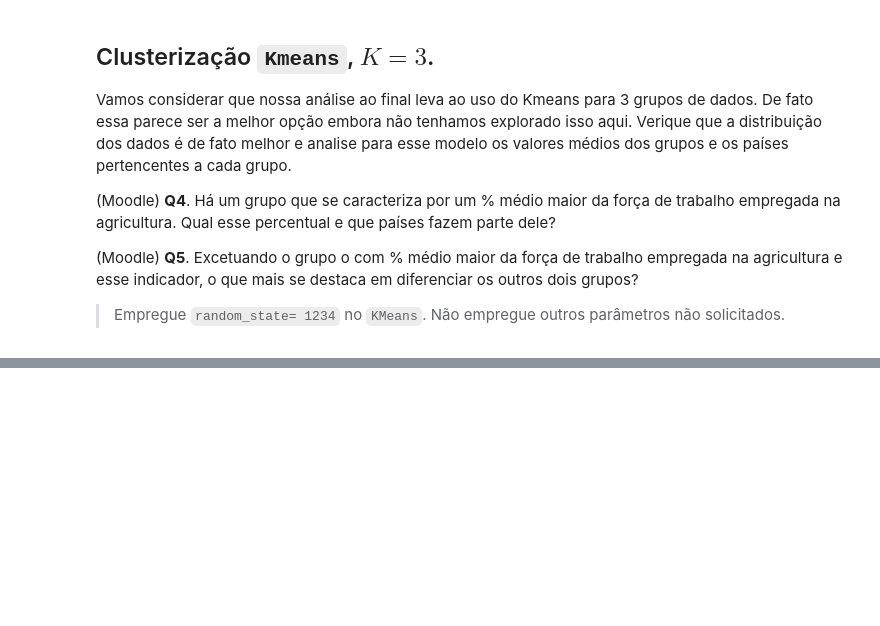
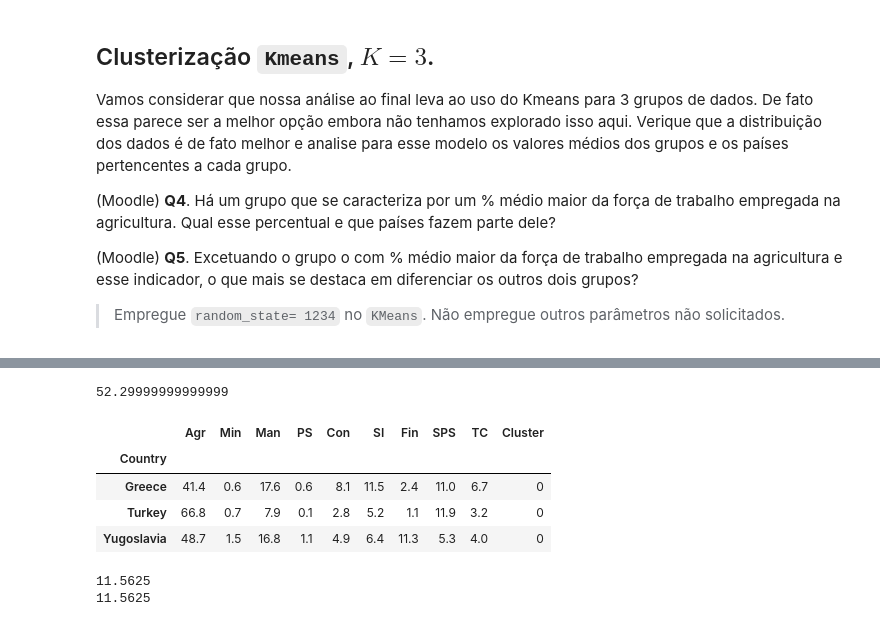
Before and after one commit to BrunaKrasotaMatos/MineracaoDados, a Jupyter notebook: BIG_A5_Clustering_BrunaMatos.ipynb, the cells around one changed output, grey strips where cells are left out. Saved outputs shown, nothing was run; the diff lists cells and outputs as text; code cells hidden in the pictures; blank space fills up the shorter version.

```diff
--- a/BIG_A5_Clustering_BrunaMatos.ipynb
+++ b/BIG_A5_Clustering_BrunaMatos.ipynb
@@ -255,0 +308,22 @@ Vamos considerar que nossa análise ao final leva ao uso do Kmeans para 3 grupos
+# %%
+# Fazendo o calculo da media por grupo
+cluster0_df = df[df.Cluster.eq(0)]
+print(cluster0_df.Agr.mean())
+display(cluster0_df.head())
+
+cluster1_df = df[df.Cluster.eq(1)]
+print(cluster1_df.Agr.mean())
+#cluster1_df.head()
+
+cluster2_df = df[df.Cluster.eq(1)]
+print(cluster2_df.Agr.mean())
+#cluster2_df.head()
+# %% [output]
+52.29999999999999
+|  | Agr | Min | Man | PS | Con | SI | Fin | SPS | TC | Cluster |
+| Country |  |  |  |  |  |  |  |  |  |  |
+| Greece | 41.4 | 0.6 | 17.6 | 0.6 | 8.1 | 11.5 | 2.4 | 11.0 | 6.7 | 0 |
+| Turkey | 66.8 | 0.7 | 7.9 | 0.1 | 2.8 | 5.2 | 1.1 | 11.9 | 3.2 | 0 |
+| Yugoslavia | 48.7 | 1.5 | 16.8 | 1.1 | 4.9 | 6.4 | 11.3 | 5.3 | 4.0 | 0 |
+11.5625
+11.5625
```
Also changed, not shown: parts of 10 cells of this notebook.
